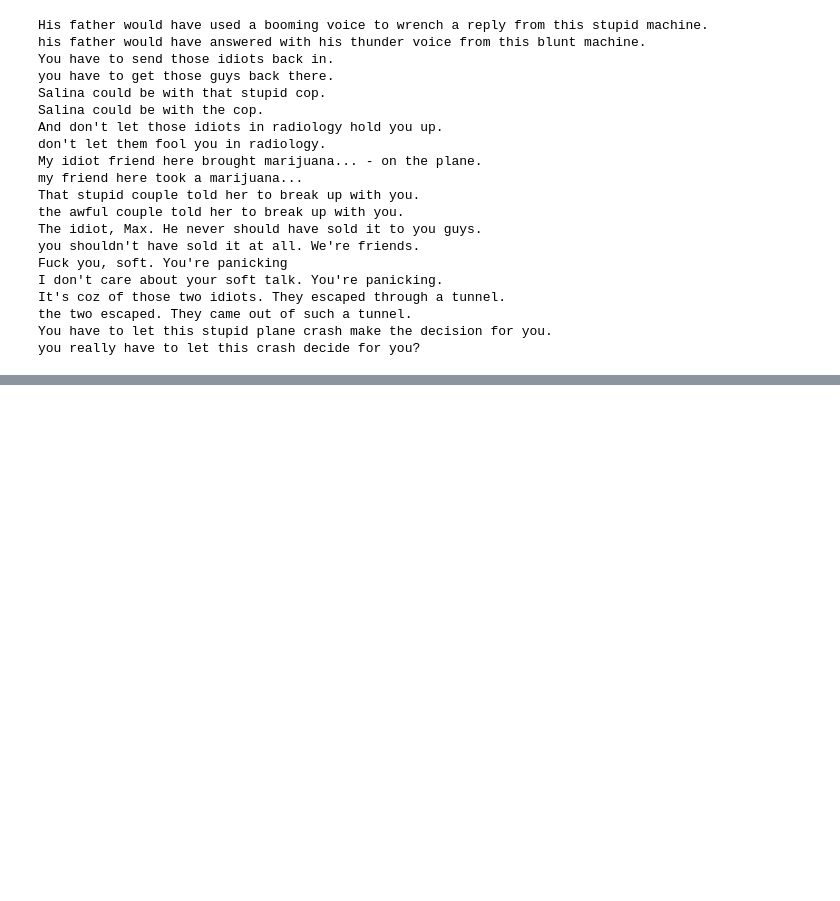
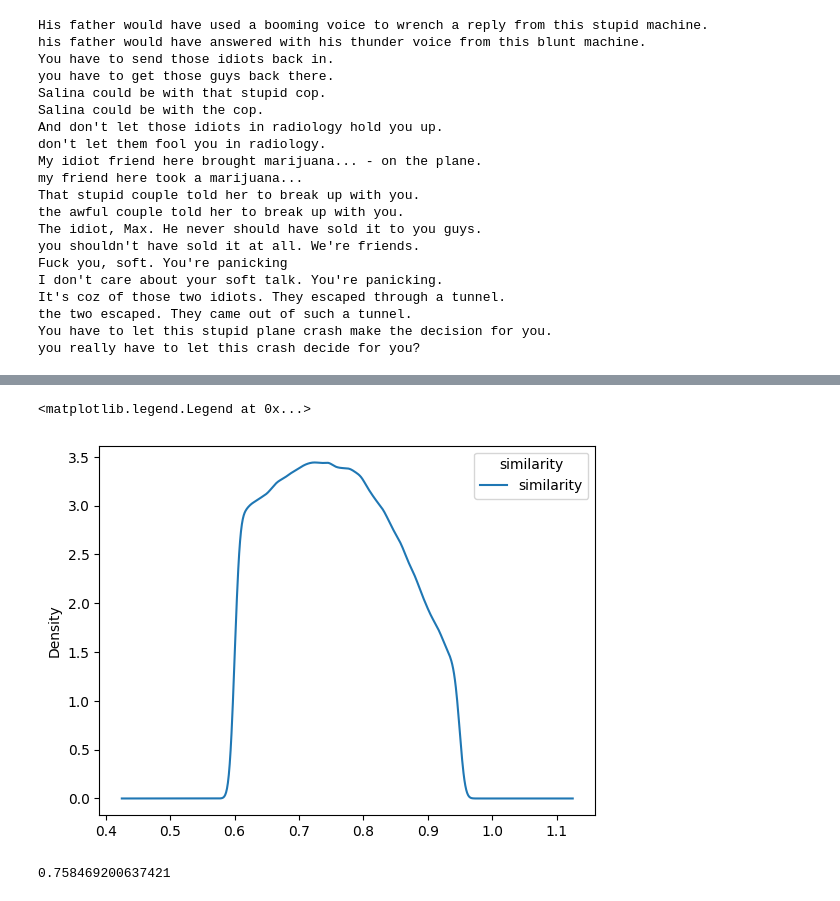
Before and after one commit to simply-pleb/SP-Text-Detoxification, a Jupyter notebook: notebooks/explore-data.ipynb, the cells around one changed output, grey strips where cells are left out. Saved outputs shown, nothing was run; the diff lists cells and outputs as text; code cells hidden in the pictures; blank space fills up the shorter version.

```diff
--- a/notebooks/explore-data.ipynb
+++ b/notebooks/explore-data.ipynb
@@ -103,0 +287,11 @@ you really have to let this crash decide for you?
+# %%
+data_sorted['similarity'].plot(kind='kde')
+plt.legend(title='similarity')
+# %% [output]
+<matplotlib.legend.Legend at 0x...>
+[figure, added]
+# %%
+mean_similarity = data_sorted['similarity'].mean()
+mean_similarity
+# %% [output]
+0.758469200637421
```
Also changed, not shown: parts of 32 cells of this notebook.
